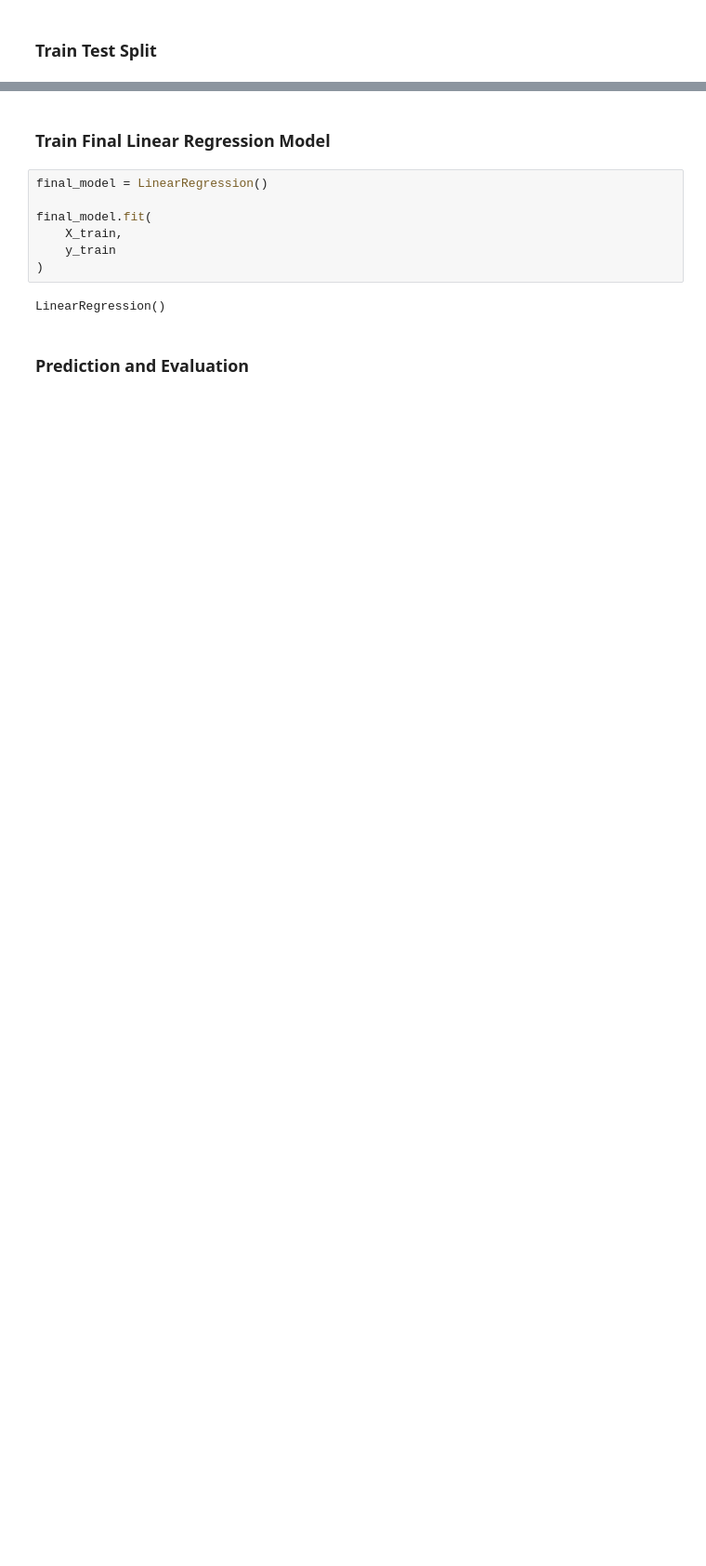
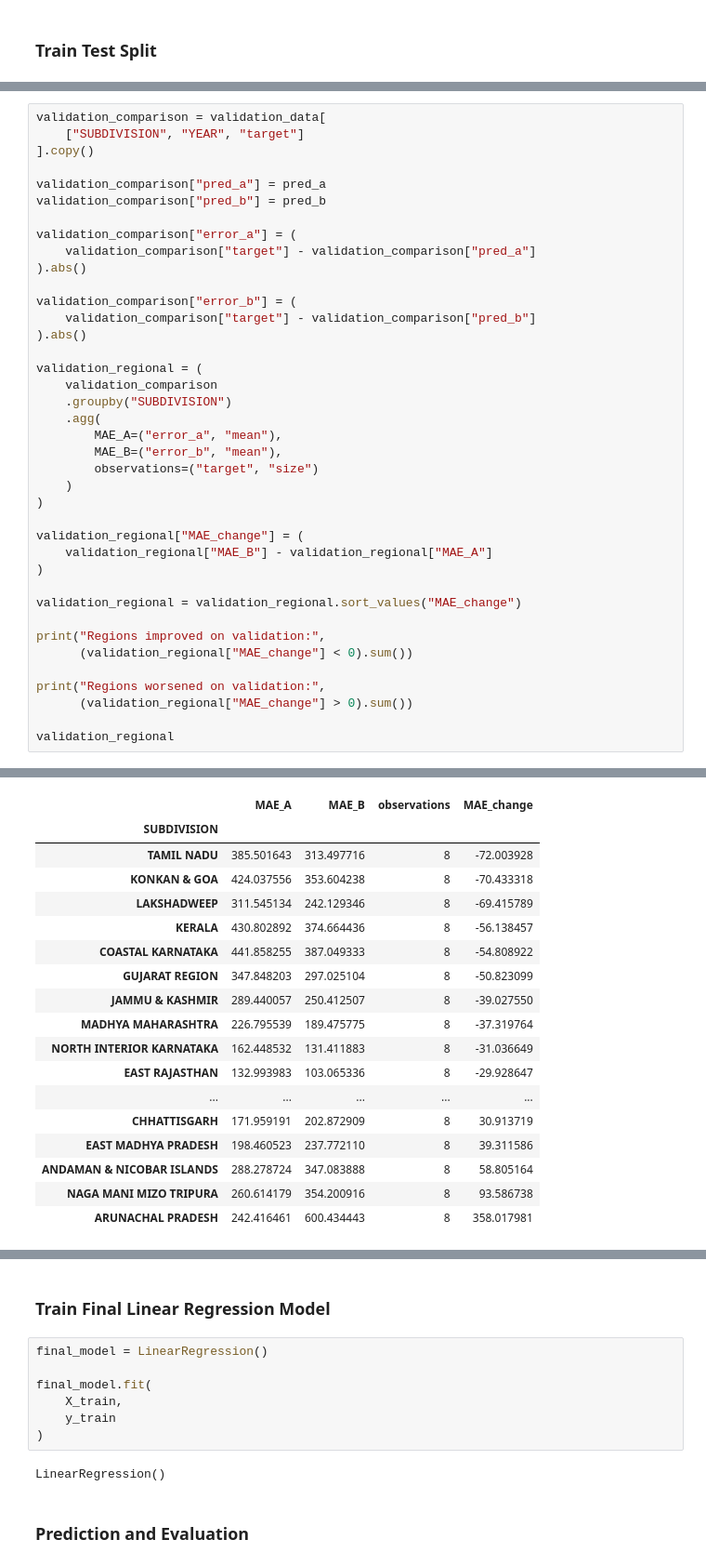
Before and after one commit to sakshidangi2006/Rainfall_Prediction, a Jupyter notebook: notebooks/08_final_model.ipynb, the cells around one changed output, grey strips where cells are left out. Shown at 93% size. Saved outputs shown, nothing was run; the diff lists cells and outputs as text; blank space fills up the shorter version.

```diff
--- a/notebooks/08_final_model.ipynb
+++ b/notebooks/08_final_model.ipynb
@@ -109,0 +297,40 @@ y_holdout: (216,)
+# %%
+validation_comparison = validation_data[
+    ["SUBDIVISION", "YEAR", "target"]
+].copy()
+
+validation_comparison["pred_a"] = pred_a
+validation_comparison["pred_b"] = pred_b
+
+validation_comparison["error_a"] = (
+    validation_comparison["target"] - validation_comparison["pred_a"]
+).abs()
+
+validation_comparison["error_b"] = (
+    validation_comparison["target"] - validation_comparison["pred_b"]
+).abs()
+
+validation_regional = (
+    validation_comparison
+    .groupby("SUBDIVISION")
+    .agg(
+        MAE_A=("error_a", "mean"),
+        MAE_B=("error_b", "mean"),
+        observations=("target", "size")
+    )
+)
+
+validation_regional["MAE_change"] = (
+    validation_regional["MAE_B"] - validation_regional["MAE_A"]
+)
+
+validation_regional = validation_regional.sort_values("MAE_change")
+
+print("Regions improved on validation:",
+      (validation_regional["MAE_change"] < 0).sum())
+
+print("Regions worsened on validation:",
+      (validation_regional["MAE_change"] > 0).sum())
+
+validation_regional
+# %% [output]
@@ -109,0 +339,18 @@ y_holdout: (216,)
+|  | MAE_A | MAE_B | observations | MAE_change |
+| SUBDIVISION |  |  |  |  |
+| TAMIL NADU | 385.501643 | 313.497716 | 8 | -72.003928 |
+| KONKAN & GOA | 424.037556 | 353.604238 | 8 | -70.433318 |
+| LAKSHADWEEP | 311.545134 | 242.129346 | 8 | -69.415789 |
+| KERALA | 430.802892 | 374.664436 | 8 | -56.138457 |
+| COASTAL KARNATAKA | 441.858255 | 387.049333 | 8 | -54.808922 |
+| GUJARAT REGION | 347.848203 | 297.025104 | 8 | -50.823099 |
+| JAMMU & KASHMIR | 289.440057 | 250.412507 | 8 | -39.027550 |
+| MADHYA MAHARASHTRA | 226.795539 | 189.475775 | 8 | -37.319764 |
+| NORTH INTERIOR KARNATAKA | 162.448532 | 131.411883 | 8 | -31.036649 |
+| EAST RAJASTHAN | 132.993983 | 103.065336 | 8 | -29.928647 |
+| ... | ... | ... | ... | ... |
+| CHHATTISGARH | 171.959191 | 202.872909 | 8 | 30.913719 |
+| EAST MADHYA PRADESH | 198.460523 | 237.772110 | 8 | 39.311586 |
+| ANDAMAN & NICOBAR ISLANDS | 288.278724 | 347.083888 | 8 | 58.805164 |
+| NAGA MANI MIZO TRIPURA | 260.614179 | 354.200916 | 8 | 93.586738 |
+| ARUNACHAL PRADESH | 242.416461 | 600.434443 | 8 | 358.017981 |
```
Also changed, not shown: parts of 17 cells of this notebook, 9 other files.
